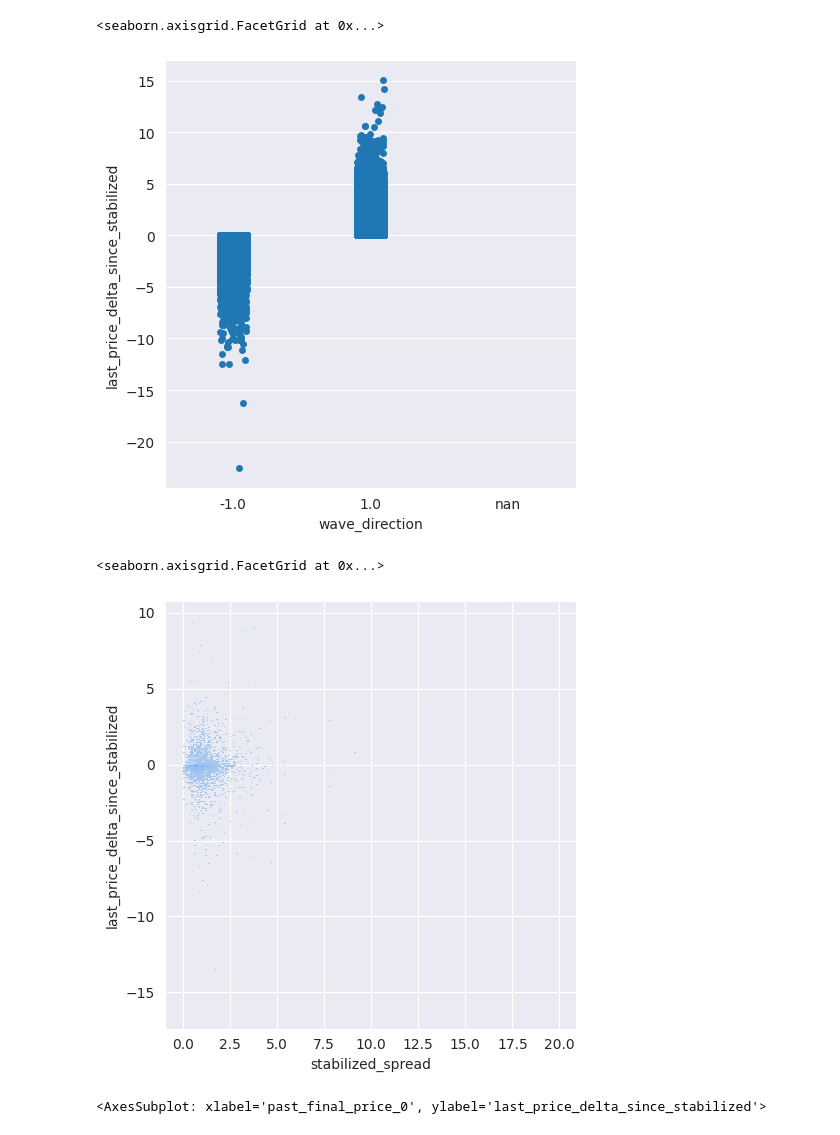
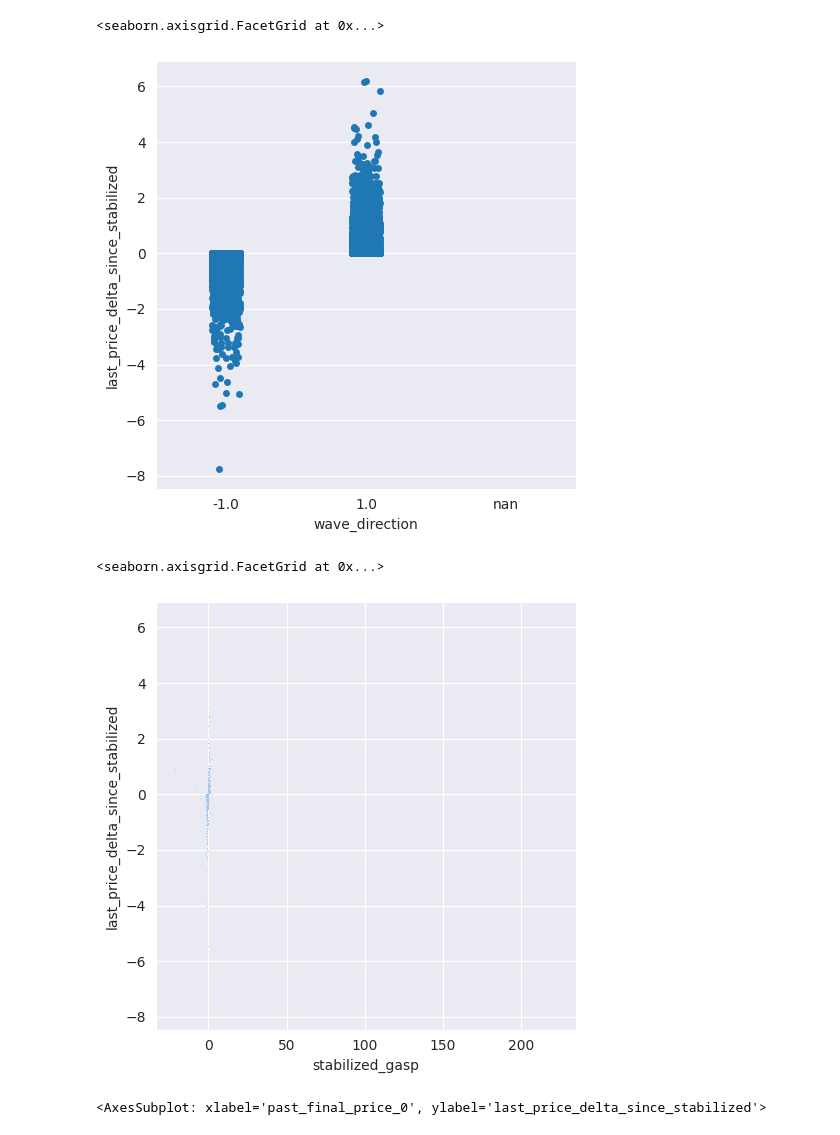
Before and after one commit to kjozsa/spreadsurfer, a Jupyter notebook: analyze.ipynb, the cells around one changed output. Drawn from its saved outputs; the diff is of its cells as text; code cells hidden in the pictures.

```diff
--- a/analyze.ipynb
+++ b/analyze.ipynb
@@ -13,13 +13,16 @@ df = df.astype({"wave_direction": 'float64'})
 # df = df[abs(df['last_price_delta_since_stabilized']) < 10]
 # df = df[abs(df['last_price_delta_since_stabilized']) > 0.2]
 # df = df[df['stabilized_spread'] < 10] # nem tul nagy spread
+df = df[df['stabilized_spread'] > 0.5]  # nem tul kis spread
 # df = df[df['stabilized_amount_mean'] < 0.4]  # nem tul nagy tradek
 # df = df[df['stabilized_nr_trades'] < 300]  # nem tul sok trade
 
 for col in df.columns:
-    if 'nr_trades' in col or 'price_delta' in col and not col.startswith('last'):
+    # if 'nr_trades' in col or 'price_delta' in col and not col.startswith('last'):
+    #     df.drop(col, axis=1, inplace=True)
+    if 'past' in col:
         df.drop(col, axis=1, inplace=True)
-    if 'past' in col:
+    if '_spread' == col[1:]:
         df.drop(col, axis=1, inplace=True)
 # df.drop('wave_direction', axis=1, inplace=True)
 
@@ -68,12 +72,12 @@ Name: last_price_delta_since_stabilized, dtype: float64
 sns.catplot(x=df.wave_direction, y=df.last_price_delta_since_stabilized)
 # %% [output]
 <seaborn.axisgrid.FacetGrid at 0x...>
-[figure, old version]
+[figure, new version]
 # %%
-sns.displot(y=df.last_price_delta_since_stabilized, x=df.stabilized_spread)
+sns.displot(y=df.last_price_delta_since_stabilized, x=df.stabilized_gasp)
 # %% [output]
 <seaborn.axisgrid.FacetGrid at 0x...>
-[figure, old version]
+[figure, new version]
 # %%
 sns.scatterplot(x=df['past_final_price_0'], y=abs(df.last_price_delta_since_stabilized))
 sns.scatterplot(x=df['past_final_price_1'], y=abs(df.last_price_delta_since_stabilized))
```
Also changed, not shown: parts of 2 cells of this notebook, 4 other files.
